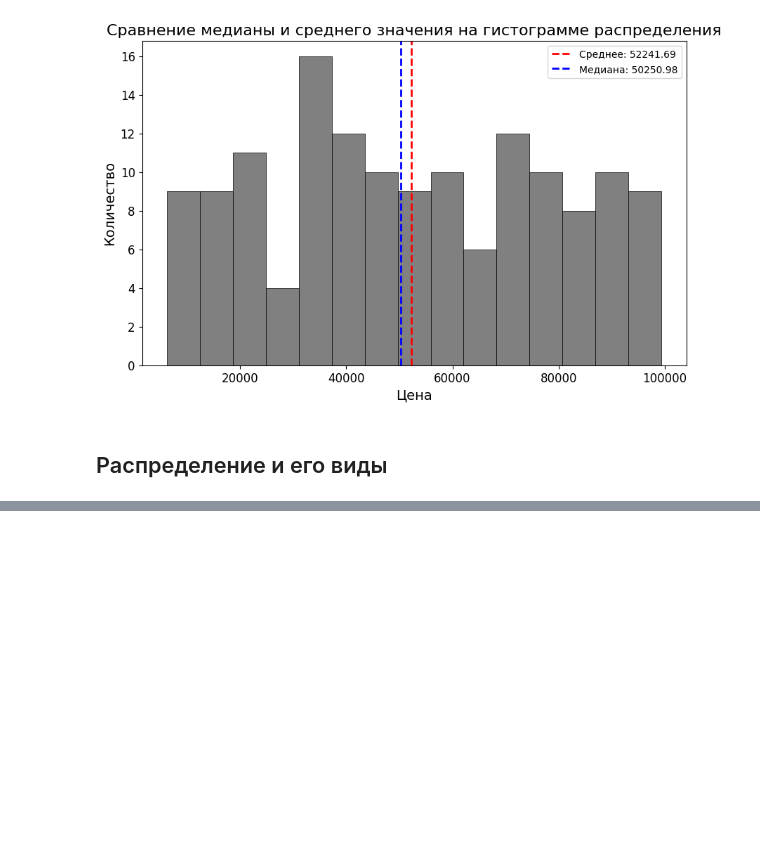
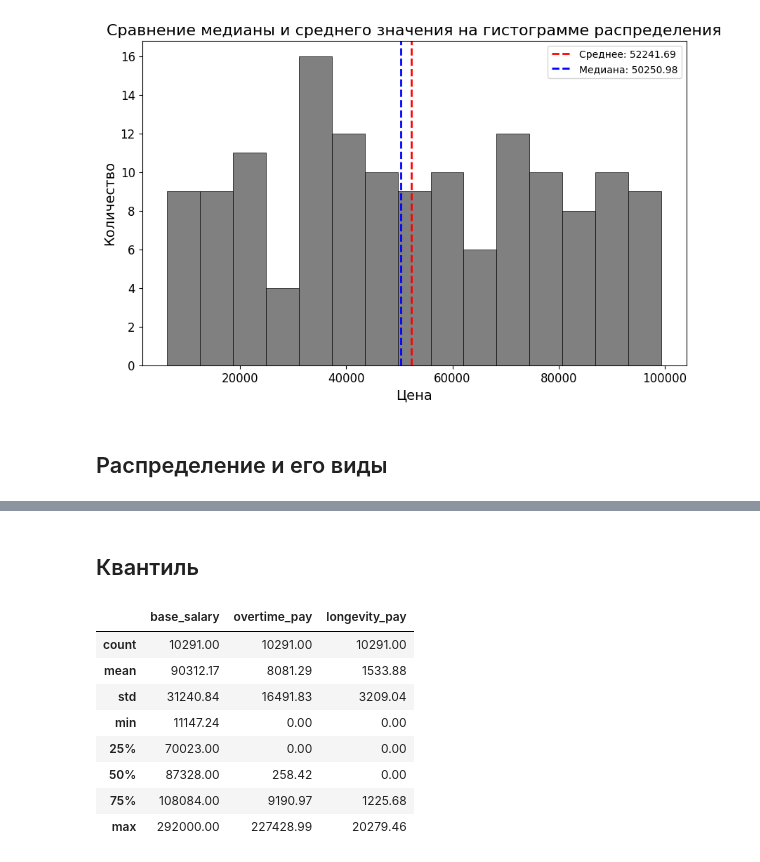
Before and after one commit to Korablinr54/Statistics, a Jupyter notebook: Основы статистики.ipynb, the cells around one changed output, grey strips where cells are left out. Cells and saved outputs as stored; diff of their text form; code cells hidden in the pictures; blank space fills up the shorter version.

```diff
--- a/Основы статистики.ipynb
+++ b/Основы статистики.ipynb
@@ -454,0 +455,23 @@ plt.show()
+# %% [markdown]
+## Квантиль
+# %%
+# для начала расчитаем квантиль используя ручной подход
+
+# подключаем датасет
+emp = pd.read_csv('data/emp.csv')
+
+# приводим заголовки столбцов к snake_case
+emp.columns = emp.columns.str.lower()
+
+# смотрим на данные
+emp.describe().round(2)
+# %% [output]
+|  | base_salary | overtime_pay | longevity_pay |
+| count | 10291.00 | 10291.00 | 10291.00 |
+| mean | 90312.17 | 8081.29 | 1533.88 |
+| std | 31240.84 | 16491.83 | 3209.04 |
+| min | 11147.24 | 0.00 | 0.00 |
+| 25% | 70023.00 | 0.00 | 0.00 |
+| 50% | 87328.00 | 258.42 | 0.00 |
+| 75% | 108084.00 | 9190.97 | 1225.68 |
+| max | 292000.00 | 227428.99 | 20279.46 |
```
Also changed, not shown: parts of 8 cells of this notebook, 1 other file.
